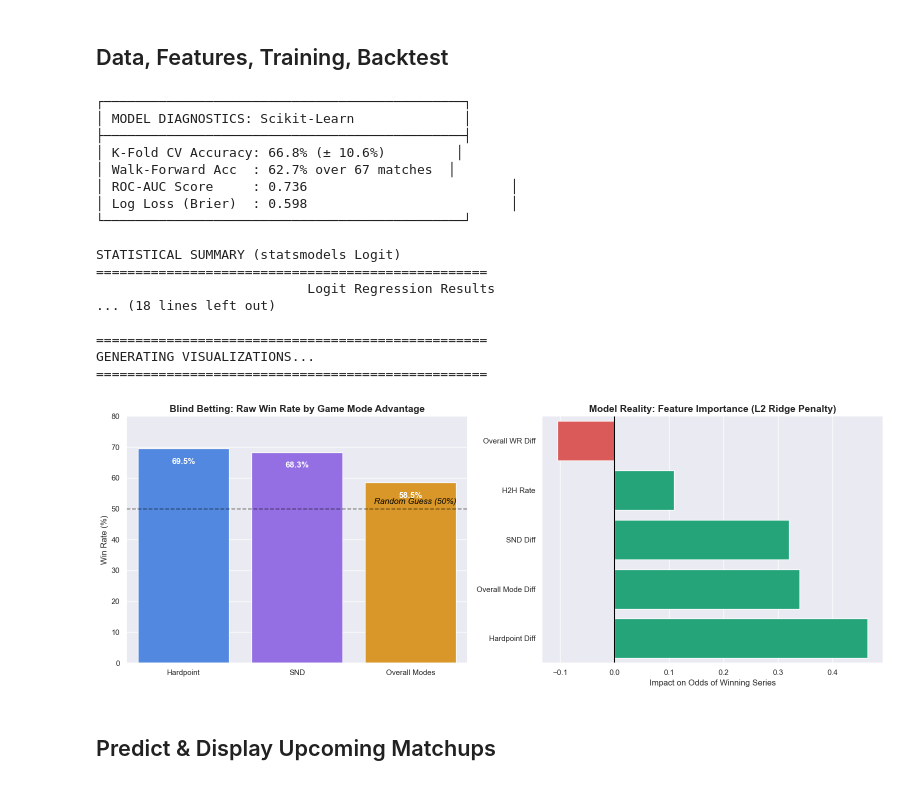
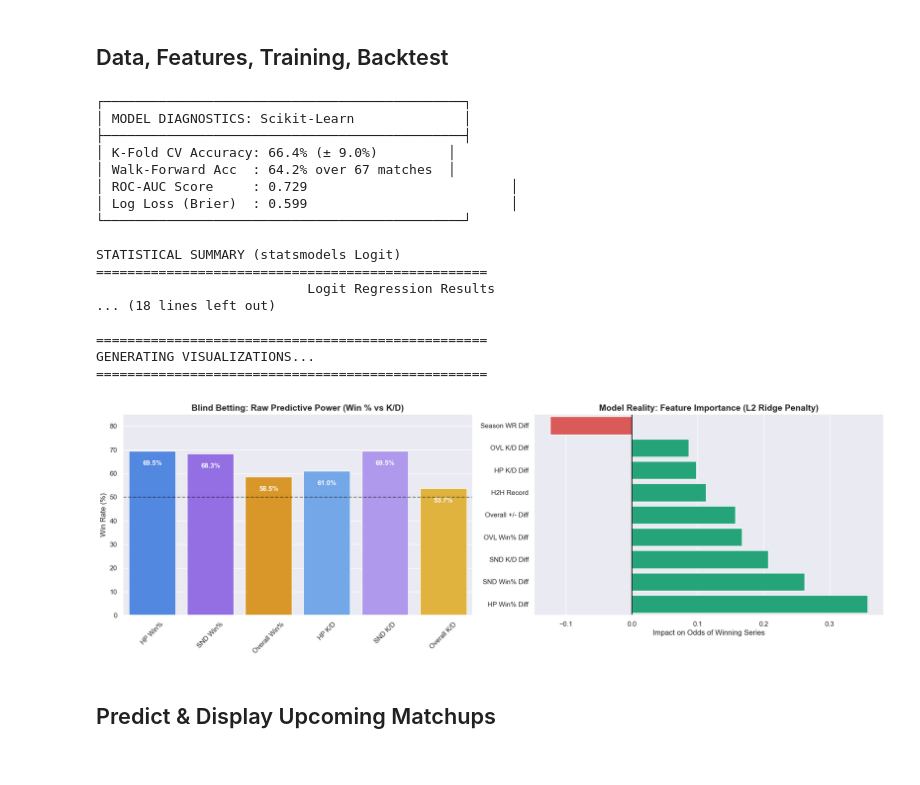
Before and after one commit to skup0/cod-esports-analytics, a Jupyter notebook: cod-analysis.ipynb, the cells around one changed output. Cells and saved outputs as stored; diff of their text form; code cells hidden in the pictures.

```diff
--- a/cod-analysis.ipynb
+++ b/cod-analysis.ipynb
@@ -45,7 +45,7 @@ CODE_TO_TEAM = {v: k for k, v in TEAM_CODE.items()}
 ts = (pd.read_csv("team_stats.csv")
         .assign(Team=lambda d: d["Team"].str.strip().map(CODE_TO_TEAM))
         .set_index("Team")
-        .apply(pd.to_numeric, errors="coerce")
+        .apply(lambda col: pd.to_numeric(col.astype(str).str.replace('%', ''), errors='coerce'))
         .fillna(0))
 
 matches = (pd.read_csv("match_results.csv")
@@ -56,27 +56,34 @@ matches = (pd.read_csv("match_results.csv")
              .sort_values("Date")
              .reset_index(drop=True))
 
-MODE_COLS = {"HP": "HP_Win_Percent", "SND": "SND_Win_Percent", "OVL": "OVL_Win_Percent"}
-
 # ── Helpers ───────────────────────────────────────────────────────────────────
 def fresh_state():
     return {t: {"wins": 0, "games": 0} for t in ts.index}, {}
 
-def mode_pct(team, mode):
-    return float(ts.at[team, MODE_COLS[mode]]) / 100.0
+def team_stat(team, stat_key):
+    val = ts.at[team, stat_key]
+    if "Win_Percent" in stat_key:
+        return float(val) / 100.0
+    return float(val)
 
 def build_row(ta, tb, overall, h2h):
+    # Dynamic rolling stats (No Data Leakage)
     a_wr  = overall[ta]["wins"] / overall[ta]["games"] if overall[ta]["games"] else 0.5
     b_wr  = overall[tb]["wins"] / overall[tb]["games"] if overall[tb]["games"] else 0.5
     a_h2h = h2h.get((ta, tb), 0)
     b_h2h = h2h.get((tb, ta), 0)
     total = a_h2h + b_h2h
+
     return {
         "wr_diff":  a_wr - b_wr,
         "h2h_rate": a_h2h / total if total else 0.5,
-        "hp_diff":  mode_pct(ta, "HP")  - mode_pct(tb, "HP"),
-        "snd_diff": mode_pct(ta, "SND") - mode_pct(tb, "SND"),
-        "ovl_diff": mode_pct(ta, "OVL") - mode_pct(tb, "OVL"),
+        "hp_win_diff":  team_stat(ta, "HP_Win_Percent")  - team_stat(tb, "HP_Win_Percent"),
+        "snd_win_diff": team_stat(ta, "SND_Win_Percent") - team_stat(tb, "SND_Win_Percent"),
+        "ovl_win_diff": team_stat(ta, "OVL_Win_Percent") - team_stat(tb, "OVL_Win_Percent"),
+        "hp_kd_diff":  team_stat(ta, "HP_KD")  - team_stat(tb, "HP_KD"),
+        "snd_kd_diff": team_stat(ta, "SND_KD") - team_stat(tb, "SND_KD"),
+        "ovl_kd_diff": team_stat(ta, "OVL_KD") - team_stat(tb, "OVL_KD"),
+        "pm_diff": team_stat(ta, "OVL_Round_PlusMinus") - team_stat(tb, "OVL_Round_PlusMinus")
     }
 
 def update_state(ta, tb, winner, overall, h2h):
@@ -107,7 +114,7 @@ scaler_final = StandardScaler().fit(X_df)
 X            = scaler_final.transform(X_df)
 
 # ── 1. Scikit-Learn Pipeline (Predictions & Backtesting) ──────────────────────
-# C=0.1 applies Ridge (L2) Regularization to handle HP/SND Multicollinearity
+# C=0.1 applies Ridge (L2) Regularization to handle multicollinearity between KD and Win%
 model  = LogisticRegression(C=0.1, max_iter=3000, random_state=42)
 
 cv_acc = RepeatedStratifiedKFold(n_splits=5, n_repeats=10, random_state=42)
@@ -143,7 +150,6 @@ for _, r in matches.iterrows():
 
 bt_acc = np.mean(correct) if correct else 0.0
 
-# Diagnostic Outputs (Sklearn)
 logloss = log_loss(y, y_prob_cv)
 auc = roc_auc_score(y, y_prob_cv)
 
@@ -158,7 +164,12 @@ print(f"└{'─'*46}┘\n")
 
 # ── 2. Statsmodels Summary (P-values & Coefficients) ──────────────────────────
 print("STATISTICAL SUMMARY (statsmodels Logit)\n" + "="*50)
-X_sm = sm.add_constant(pd.DataFrame(X, columns=X_df.columns))
+# To avoid perfect separation errors from overlapping features,
+# we grab the top 5 most important features identified by Scikit-Learn's Ridge model.
+top_features = pd.DataFrame({"Feature": X_df.columns, "Weight": abs(model.coef_[0])})
+top_cols = top_features.sort_values("Weight", ascending=False)["Feature"].head(5).tolist()
+
+X_sm = sm.add_constant(pd.DataFrame(X, columns=X_df.columns)[top_cols])
 
 try:
     mod1 = sm.Logit(y, X_sm)
@@ -170,62 +181,70 @@ except Exception as e:
 # ── 3. Visualizations ─────────────────────────────────────────────────────────
 print("\n" + "="*50 + "\nGENERATING VISUALIZATIONS...\n" + "="*50)
 
-# VISUAL 1: Raw Win Rates (The Multicollinearity Illusion)
-hp_wins = sum(1 for i, row in X_df.iterrows() if (row['hp_diff'] > 0 and y[i] == 1) or (row['hp_diff'] < 0 and y[i] == 0))
-snd_wins = sum(1 for i, row in X_df.iterrows() if (row['snd_diff'] > 0 and y[i] == 1) or (row['snd_diff'] < 0 and y[i] == 0))
-ovl_wins = sum(1 for i, row in X_df.iterrows() if (row['ovl_diff'] > 0 and y[i] == 1) or (row['ovl_diff'] < 0 and y[i] == 0))
+# VISUAL 1: Raw Predictive Power (Mode Wins vs KD)
+win_metrics = ['hp_win_diff', 'snd_win_diff', 'ovl_win_diff', 'hp_kd_diff', 'snd_kd_diff', 'ovl_kd_diff']
+labels = ['HP Win%', 'SND Win%', 'Overall Win%', 'HP K/D', 'SND K/D', 'Overall K/D']
+rates = []
 
-win_rates = [hp_wins/len(y)*100, snd_wins/len(y)*100, ovl_wins/len(y)*100]
-modes = ['Hardpoint', 'SND', 'Overall Modes']
+for metric in win_metrics:
+    wins = sum(1 for i, row in X_df.iterrows() if (row[metric] > 0 and y[i] == 1) or (row[metric] < 0 and y[i] == 0))
+    rates.append((wins / len(y)) * 100)
 
-fig, (ax1, ax2) = plt.subplots(1, 2, figsize=(16, 6))
+fig, (ax1, ax2) = plt.subplots(1, 2, figsize=(18, 6))
 
-sns.barplot(x=modes, y=win_rates, ax=ax1, palette=["#3b82f6", "#8b5cf6", "#f59e0b"])
+sns.barplot(x=labels, y=rates, ax=ax1, palette=["#3b82f6", "#8b5cf6", "#f59e0b", "#60a5fa", "#a78bfa", "#fbbf24"])
 ax1.axhline(50, ls='--', color='black', alpha=0.5)
-ax1.text(2.4, 51, "Random Guess (50%)", va='bottom', ha='right', color='black', style='italic')
-ax1.set_ylim(0, 80)
+ax1.set_ylim(0, 85)
 ax1.set_ylabel("Win Rate (%)")
-ax1.set_title("Blind Betting: Raw Win Rate by Game Mode Advantage")
-for i, v in enumerate(win_rates):
-    ax1.text(i, v - 5, f"{v:.1f}%", color='white', ha='center', fontweight='bold', fontsize=12)
+ax1.set_title("Blind Betting: Raw Predictive Power (Win % vs K/D)")
+ax1.tick_params(axis='x', rotation=45)
+for i, v in enumerate(rates):
+    ax1.text(i, v - 6, f"{v:.1f}%", color='white', ha='center', fontweight='bold', fontsize=11)
 
 # VISUAL 2: Logistic Regression Feature Weights (Ridge)
+friendly_names = {
+    "wr_diff": "Season WR Diff", "h2h_rate": "H2H Record",
+    "hp_win_diff": "HP Win% Diff", "snd_win_diff": "SND Win% Diff", "ovl_win_diff": "OVL Win% Diff",
+    "hp_kd_diff": "HP K/D Diff", "snd_kd_diff": "SND K/D Diff", "ovl_kd_diff": "OVL K/D Diff",
+    "pm_diff": "Overall +/- Diff"
+}
+
 coefs = pd.DataFrame({
-    'Feature': ['Overall WR Diff', 'H2H Rate', 'Hardpoint Diff', 'SND Diff', 'Overall Mode Diff'],
+    'Feature': [friendly_names[col] for col in X_df.columns],
     'Weight (Log-Odds)': model.coef_[0]
 }).sort_values('Weight (Log-Odds)')
 
 colors = ['#ef4444' if c < 0 else '#10b981' for c in coefs['Weight (Log-Odds)']]
 sns.barplot(x='Weight (Log-Odds)', y='Feature', data=coefs, ax=ax2, palette=colors)
 ax2.axvline(0, color='black', lw=1.5)
 ax2.set_title("Model Reality: Feature Importance (L2 Ridge Penalty)")
 ax2.set_xlabel("Impact on Odds of Winning Series")
 ax2.set_ylabel("")
 
 plt.tight_layout()
 plt.show()
 
 # ── Expose state variables for Block 2 (Predicting Future Matches) ────────────
 OVERALL, H2H = overall, h2h
 # %% [output]
 ┌──────────────────────────────────────────────┐
 │ MODEL DIAGNOSTICS: Scikit-Learn              │
 ├──────────────────────────────────────────────┤
-│ K-Fold CV Accuracy: 66.8% (± 10.6%)         │
-│ Walk-Forward Acc  : 62.7% over 67 matches  │
-│ ROC-AUC Score     : 0.736                          │
-│ Log Loss (Brier)  : 0.598                          │
+│ K-Fold CV Accuracy: 66.4% (± 9.0%)         │
+│ Walk-Forward Acc  : 64.2% over 67 matches  │
+│ ROC-AUC Score     : 0.729                          │
+│ Log Loss (Brier)  : 0.599                          │
 └──────────────────────────────────────────────┘
 
 STATISTICAL SUMMARY (statsmodels Logit)
 ==================================================
                            Logit Regression Results
 ... (18 lines left out)
 
 ==================================================
 GENERATING VISUALIZATIONS...
 ==================================================
-[figure, old version]
+[figure, new version]
 # %% [markdown]
 ##  Predict & Display Upcoming Matchups
 # %%
```
